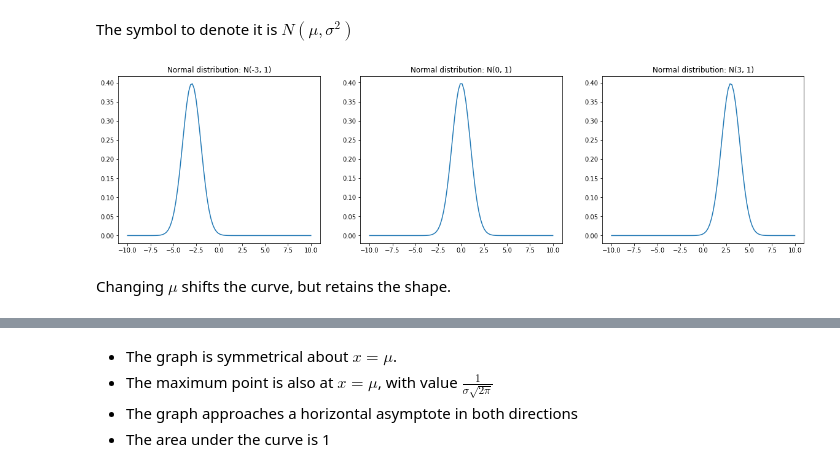
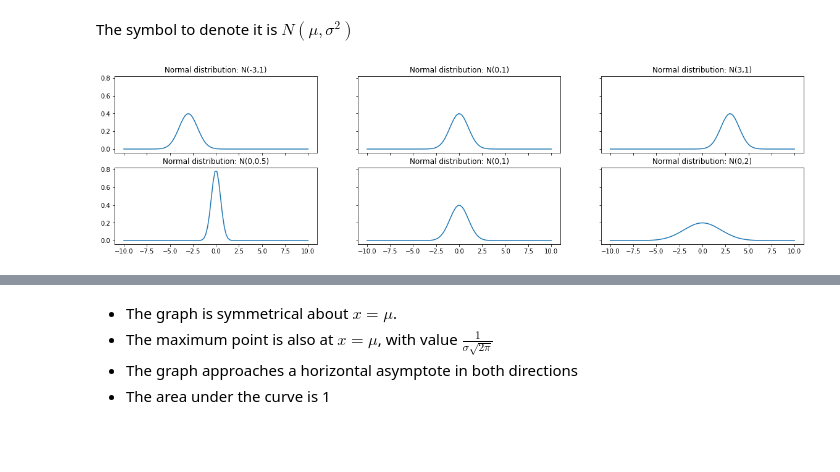
Before and after one commit to 0WN463/wellspring, a Jupyter notebook: statistic/probability_distributions.ipynb, the cells around one changed output, grey strips where cells are left out. Saved outputs shown, nothing was run; the diff lists cells and outputs as text; code cells hidden in the pictures; blank space fills up the shorter version.

```diff
--- a/statistic/probability_distributions.ipynb
+++ b/statistic/probability_distributions.ipynb
@@ -127,7 +178,12 @@ Observe that when $n=1$, it simplifies to the Bernoulli distribution.
 # %% [markdown]
 If a random variable $X$ follows a binomial distribution with parameters $n$ and $p$, we denote it as $X \sim B(n, p)$
 # %%
-from math import comb
+from math import comb as m_comb
+
+def comb(n, k):
+    if n < 0 or k < 0:
+        return 0
+    return m_comb(n,k)
 
 def f(n, p):
     return lambda x: comb(n, x) * p ** x * (1-p)**(n-x)
@@ -349,25 +597,24 @@ where the distribution is non-zero over the interval $[a,b]$
 # %% [markdown]
 The symbol to denote it is $U(a,b)$
+# %%
+def f(a,b):
+    return lambda x: np.where(a <= x <= b, 1/(b-a), 0)
+
+def show_plot(fs, xs):
+    fig, axss = plt.subplots(nrows=len(fs), ncols=len(fs[0]), figsize=(20,5), sharex=True, sharey=True, squeeze=False)
+
+
+    for ff, axs in zip(fs, axss):
+        for y, ax in zip(ff, axs):
+            title, val = y
+            ax.plot(xs, val)
+            ax.set_title(title)
+    plt.show()
 # %%
-def f(a,b):
-    return lambda x: np.where(a <= x <= b, 1/(b-a), 0)
-
-def show_plot(fs, xs):
-    n = len(ys)
-    fig = plt.figure(figsize=(20, 5))
-
-    axs = [fig.add_subplot(1, 3, i+1) for i in range(n)]
-
-    for y, ax in zip(ys, axs):
-        title, val = y
-        ax.plot(xs, val)
-        ax.set_title(title)
-    plt.show()
-
 d = Distribution("Continuous uniform distribution", "U", f)
 
 xs = np.linspace(0, 11, 100)
-ys = [d.f(xs, a, b) for a,b in ((4, 6), (3, 7), (1, 9))]
+ys = [[d.f(xs, a, b) for a,b in ((4, 6), (3, 7), (1, 9))]]
 
 show_plot(ys, xs)
 # %% [output]
@@ -454,15 +783,15 @@ The symbol to denote it is $N(\mu,\sigma^2)$
 # %%
 from math import sqrt, pi
 def f(m, s):
     return lambda x: 1/(s * sqrt(2 * pi)) * exp(- (x - m)**2/(2 * s**2))
 
 d = Distribution("Normal distribution", "N", f)
 
 xs = np.linspace(-10, 10, 100)
-ys = [d.f(xs, m, 1) for m in (-3, 0, 3)]
+d_mu= [d.f(xs, m, 1) for m in (-3, 0, 3)]
+d_sigma = [d.f(xs, 0, s) for s in (0.5, 1, 2)]
+ys = [d_mu, d_sigma]
 
 show_plot(ys, xs)
 # %% [output]
-[figure, old version]
+[figure, new version]
-# %% [markdown]
-Changing $\mu$ shifts the curve, but retains the shape.
```
Also changed, not shown: parts of 57 cells of this notebook, 2 other files.
